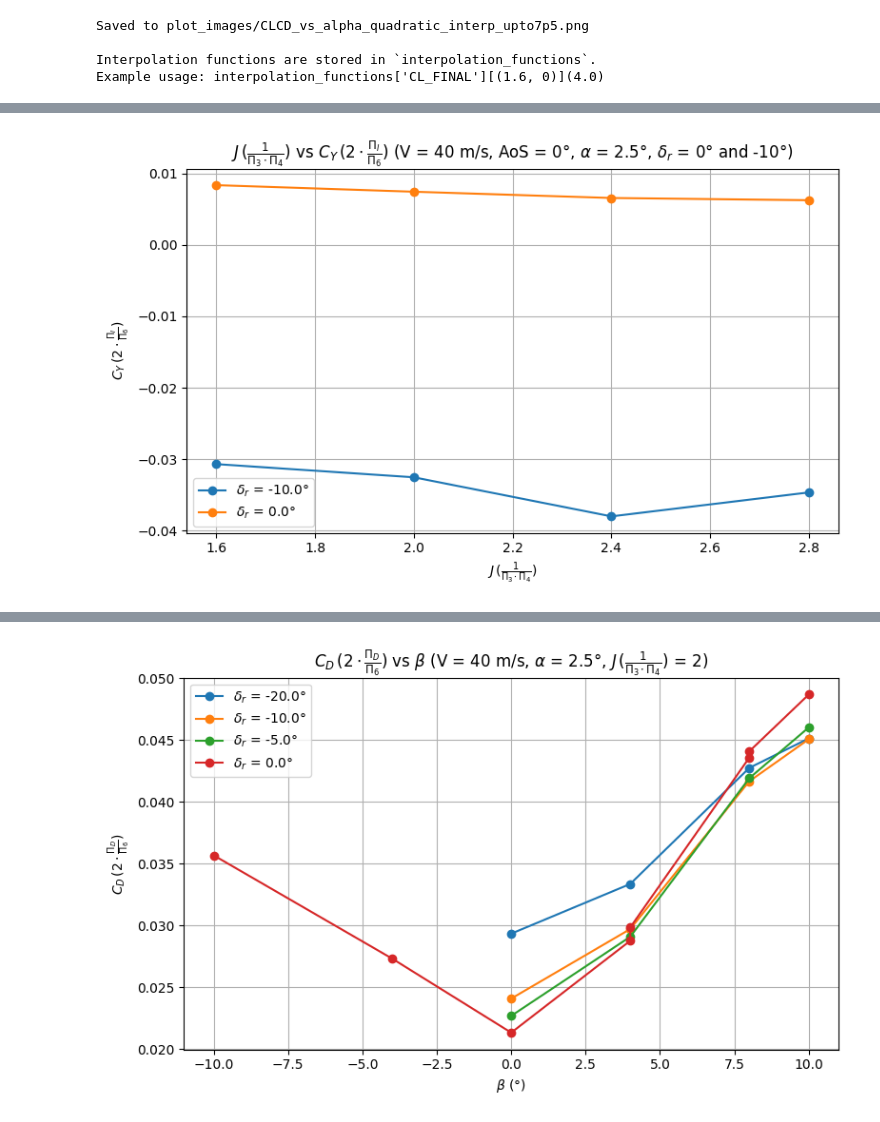
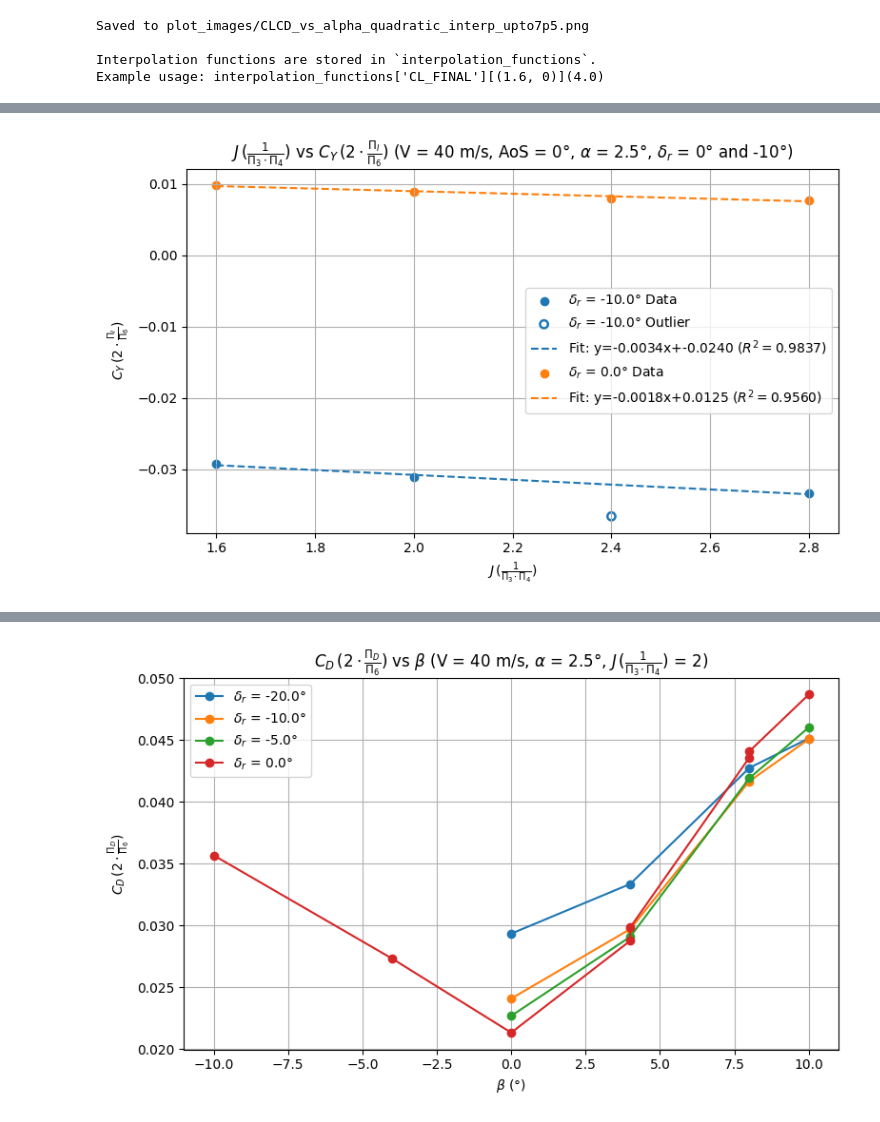
Before and after one commit to DCdeJong2002/Group_15_Redo_BAL, a Jupyter notebook: data_plotter.ipynb, the cells around one changed output, grey strips where cells are left out. Drawn from its saved outputs; the diff is of its cells as text; code cells hidden in the pictures.

Commit message:
final corrected data in plotter, en meer interpolations toegevoegd

```diff
--- a/data_plotter.ipynb
+++ b/data_plotter.ipynb
@@ -5,8 +5,8 @@
 # df_prop_off = pd.read_csv(r"AERODYNAMIC_DATA_propoff\propOff.csv")
 import pandas as pd
 
-df = pd.read_csv(r"CORRECTIONS_V2\results_propOn_FINAL\propOn_final.csv")
-df_prop_off = pd.read_csv(r"CORRECTIONS_V2\results_propOff_FINAL\propOff_final.csv")
+df = pd.read_csv(r"CORRECTIONS_FINAL\results_propOn_FINAL\propOn_final.csv")
+df_prop_off = pd.read_csv(r"CORRECTIONS_FINAL\results_propOff_FINAL\propOff_final.csv")
 # %%
 import numpy as np
 import matplotlib.pyplot as plt
@@ -602,6 +598,7 @@ Interpolation functions are stored in `interpolation_functions`.
 Example usage: interpolation_functions['CL_FINAL'][(1.6, 0)](4.0)
 # %%
 import matplotlib.pyplot as plt
+import numpy as np
 
 df_filtered = df[
     (df["V_round"] == 40) &
@@ -612,15 +609,90 @@ df_filtered = df[
 
 fig, ax = plt.subplots(figsize=(8, 5))
 
+# Dictionary to store interpolation functions for each rudder
+cy_from_j_funcs = {}
+
+def outlier_mask_j(x, rudder_val):
+    """Outliers are excluded from fit but still shown as hollow markers."""
+    mask = np.zeros(len(x), dtype=bool)
+
+    # Selected outlier(s) for this J vs CY plot
+    if np.isclose(rudder_val, -10.0):
+        mask |= np.isclose(x, 2.4)
+
+    return mask
+
 for rudder_val, group in df_filtered.groupby("dR"):
     group_sorted = group.sort_values("J_round")
+
+    x = group_sorted["J_round"].to_numpy(dtype=float)
+    y = group_sorted["CYaw_FINAL"].to_numpy(dtype=float)
+
+    finite_mask = np.isfinite(x) & np.isfinite(y)
+    x = x[finite_mask]
+    y = y[finite_mask]
+    if len(x) < 2:
+        continue
+
+    out_mask = outlier_mask_j(x, rudder_val)
+    in_mask = ~out_mask
+
+    if np.sum(in_mask) < 2:
+        print(f"dR = {rudder_val}°: not enough inlier points for fit.")
+        continue
+
+    x_in, y_in = x[in_mask], y[in_mask]
+
+    # Calculate linear fit on inliers only
+    slope, intercept = np.polyfit(x_in, y_in, 1)
+    r_matrix = np.corrcoef(x_in, y_in)
+    r_val = r_matrix[0, 1]
+    r_squared = r_val**2
+
+    print(
+        f"dR = {rudder_val}° | Fit Function: y = {slope:.4f}x + {intercept:.4f} "
+        f"| r = {r_val:.4f}, R^2 = {r_squared:.4f}"
+    )
+    if np.any(out_mask):
+        print(f"  Excluded outlier J values: {x[out_mask].tolist()}")
+
+    # Store function in dictionary for later use
+    cy_from_j_funcs[rudder_val] = lambda j, m=slope, c=intercept: m * j + c
+
+    # Plot original data (inliers: filled)
+    colors = plt.rcParams["axes.prop_cycle"].by_key().get("color", ["C0"])
+    color = colors[(len(cy_from_j_funcs) - 1) % len(colors)]
+
+    ax.scatter(
+        x_in, y_in,
+        marker="o",
+        color=color,
+        label=fr"$\delta_r$ = {rudder_val}° Data",
+    )
+
+    # Plot outliers as hollow markers
+    if np.any(out_mask):
+        x_out, y_out = x[out_mask], y[out_mask]
+        ax.scatter(
+            x_out, y_out,
+            marker="o",
+            facecolors="none",
+            edgecolors=color,
+            linewidths=1.8,
+            label=fr"$\delta_r$ = {rudder_val}° Outlier",
+        )
+
+    # Plot linear fit
+    x_fit = np.linspace(x_in.min(), x_in.max(), 100)
+    y_fit = slope * x_fit + intercept
     ax.plot(
-        group_sorted["J_round"],
-        group_sorted["CYaw_FINAL"],
-        marker="o",
-        linestyle="-",
-        label=fr"$\delta_r$ = {rudder_val}°",
+        x_fit, y_fit,
+        linestyle="--",
+        color=color,
+        label=fr"Fit: y={slope:.4f}x+{intercept:.4f} ($R^2={r_squared:.4f}$)",
     )
+
+print("\n(Functions can be accessed via cy_from_j_funcs[dR_value](j))")
 
 ax.set_xlabel(r"$J \, (\frac{1}{\Pi_3 \cdot \Pi_4})$")
 ax.set_ylabel(r"$C_Y \, (2 \cdot \frac{\Pi_I}{\Pi_6})$")
@@ -629,7 +701,7 @@ ax.legend()
 ax.grid(True)
 
 plt.tight_layout()
-plt.savefig("plot_images/J_vs_CY_V40_AoS0_AoA2.5_rudder0_m10.png", dpi=150)
+plt.savefig("plot_images/J_vs_CY_V40_AoS0_AoA2.5_rudder0_m10_linear_fit_outliers_marked.png", dpi=150)
 plt.show()
-print("Saved to plot_images/J_vs_CY_V40_AoS0_AoA2.5_rudder0_m10.png")
+print("Saved to plot_images/J_vs_CY_V40_AoS0_AoA2.5_rudder0_m10_linear_fit_outliers_marked.png")
 # %% [output]
@@ -636 +713 @@ print("Saved to plot_images/J_vs_CY_V40_AoS0_AoA2.5_rudder0_m10.png")
-[figure, old version]
+[figure, new version]
```
Also changed, not shown: parts of 5 cells of this notebook.
